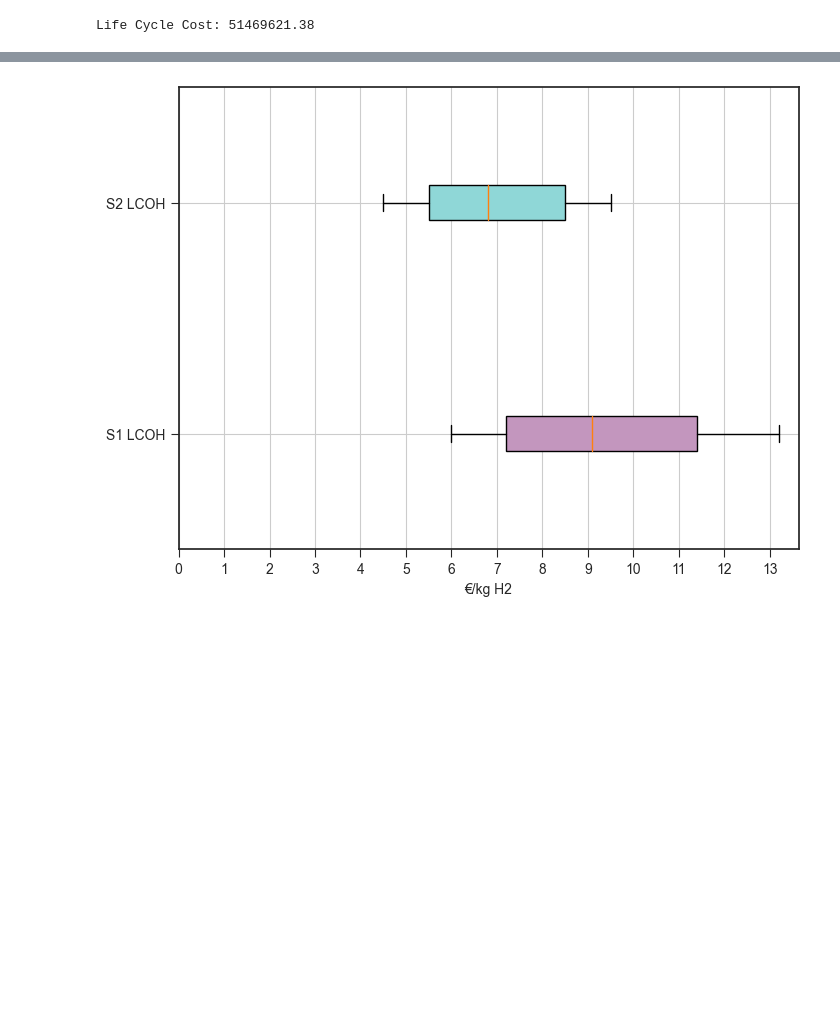
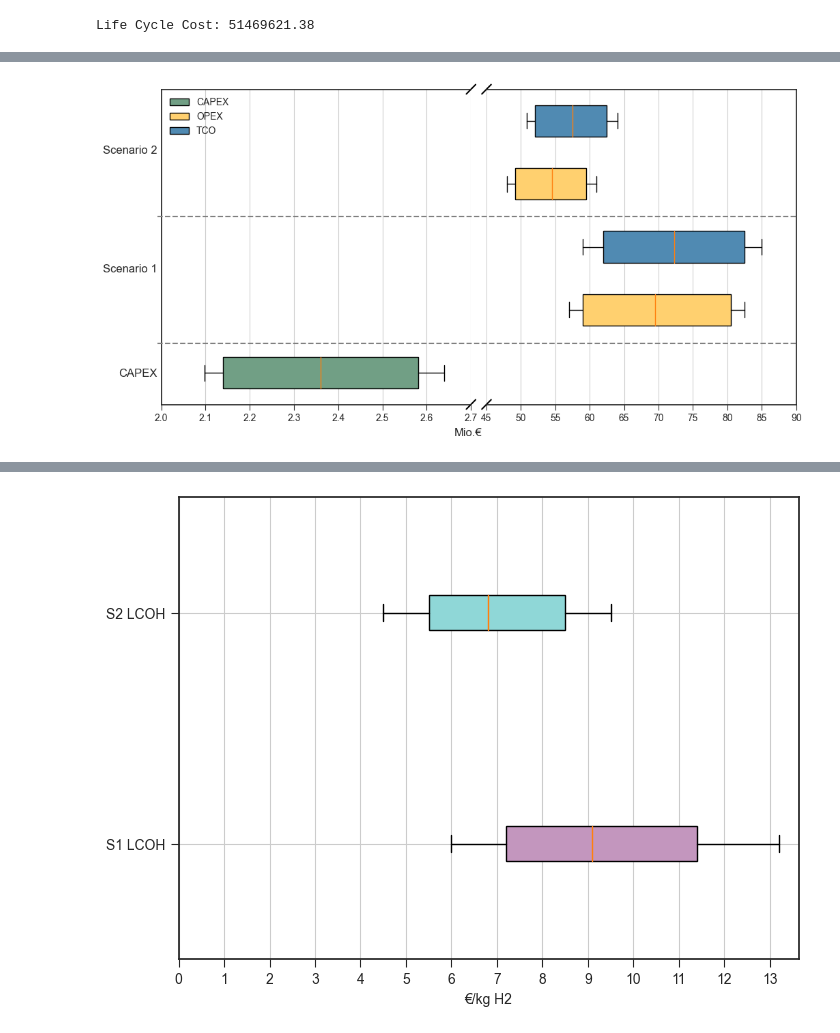
Before and after one commit to LCC-Tool/LCC_Tool_5MW-PEMWE, a Jupyter notebook: LCC_tool.ipynb, the cells around one changed output, grey strips where cells are left out. Cells and saved outputs as stored; diff of their text form; code cells hidden in the pictures; blank space fills up the shorter version.

Commit message:
changed Figure with all results

```diff
--- a/LCC_tool.ipynb
+++ b/LCC_tool.ipynb
@@ -1918,0 +1915,98 @@ plt.show()
+# %%
+import matplotlib.pyplot as plt
+from matplotlib.patches import Patch
+
+# Calculated data
+capex = {'min': 2.098, 'max': 2.64, 'median': 2.36, 'p5': 2.14, 'p95': 2.58}
+opex_s1 = {'min': 57, 'max': 82.5, 'median': 69.5, 'p5': 59, 'p95': 80.5}
+opex_s2 = {'min': 48, 'max': 61, 'median': 54.5, 'p5': 49.2, 'p95': 59.5}
+tco_s1 = {'min': 59, 'max': 85, 'median': 72.25, 'p5': 62, 'p95': 82.5}
+tco_s2 = {'min': 50.9, 'max': 64, 'median': 57.5, 'p5': 52, 'p95': 62.5}
+
+# Create a figure and a grid of subplots
+fig, (ax1, ax2) = plt.subplots(1, 2, sharey=True, figsize=(12, 6))
+fig.subplots_adjust(wspace=0.05)
+
+# Data for the box plots
+data1 = [
+    [capex['min'], capex['p5'], capex['median'], capex['p95'], capex['max']],
+    [],
+    [],
+    [],
+    []
+]
+data2 = [
+    [],
+    [opex_s1['min'], opex_s1['p5'], opex_s1['median'], opex_s1['p95'], opex_s1['max']],
+    [tco_s1['min'], tco_s1['p5'], tco_s1['median'], tco_s1['p95'], tco_s1['max']],
+    [opex_s2['min'], opex_s2['p5'], opex_s2['median'], opex_s2['p95'], opex_s2['max']],
+    [tco_s2['min'], tco_s2['p5'], tco_s2['median'], tco_s2['p95'], tco_s2['max']]
+]
+
+# Plotting the box plots on both axes with colors
+bp1 = ax1.boxplot(data1, vert=False, patch_artist=True)
+bp2 = ax2.boxplot(data2, vert=False, patch_artist=True)
+
+# Setting colors for the boxes in ax1
+colors1 = [(113/255, 159/255, 133/255)] * 5  # CAPEX color for all boxes
+for box, color in zip(bp1['boxes'], colors1):
+    box.set(facecolor=color)
+
+# Setting colors for the boxes in ax2
+colors2 = [(255/255, 255/255, 255/255), (255/255, 208/255, 111/255), (80/255, 138/255, 178/255), (255/255, 208/255, 111/255), (80/255, 138/255, 178/255)]
+for box, color in zip(bp2['boxes'], colors2):
+    box.set(facecolor=color)
+
+# Setting the limits for the x-axes
+ax1.set_xlim(2, 2.7)
+ax2.set_xlim(45, 90)
+
+# Removing y-axis ticks and labels for both axes
+ax1.yaxis.set_visible(False)
+ax2.yaxis.set_visible(False)
+
+# Removing the spines between the axes
+ax1.spines['right'].set_visible(False)
+ax2.spines['left'].set_visible(False)
+
+# Adding diagonal lines to indicate the broken axis
+d = .015  # size of the diagonal lines in axes coordinates
+kwargs = dict(transform=ax1.transAxes, color='k', clip_on=False)
+ax1.plot((1 - d, 1 + d), (-d, +d), **kwargs)  # top-right diagonal
+ax1.plot((1 - d, 1 + d), (1 - d, 1 + d), **kwargs)  # bottom-right diagonal
+
+kwargs.update(transform=ax2.transAxes)
+ax2.plot((-d, +d), (1 - d, 1 + d), **kwargs)  # bottom-left diagonal
+ax2.plot((-d, +d), (-d, +d), **kwargs)  # top-left diagonal
+
+# Adding horizontal lines between ax1 and ax2
+line_y = 0.26  # y-coordinate for the line
+line_color = 'gray'
+line_style = '--'
+fig.add_artist(plt.Line2D([0.12, 0.9], [line_y, line_y], transform=fig.transFigure, color=line_color, linestyle=line_style))
+
+# Adding horizontal lines between ax2 and ax3
+line_y = 0.57  # y-coordinate for the line
+fig.add_artist(plt.Line2D([0.12, 0.9], [line_y, line_y], transform=fig.transFigure, color=line_color, linestyle=line_style))
+
+# Set legend
+legend_elements = [
+    Patch(facecolor=(113/255, 159/255, 133/255), edgecolor='black', label='CAPEX'),
+    Patch(facecolor=(255/255, 208/255, 111/255), edgecolor='black', label='OPEX'),
+    Patch(facecolor=(80/255, 138/255, 178/255), edgecolor='black', label='TCO')
+]
+ax1.legend(handles=legend_elements, loc='upper left')
+
+# Adding labels using fig.text() to position them relative to the figure
+fig.text(0.5,0.04, 'Mio.€', ha='center', va='center', fontsize=12)
+
+fig.text(0.12, 0.185, 'CAPEX', ha='right', va='center', fontsize=12)
+fig.text(0.12, 0.44, 'Scenario 1', ha='right', va='center', fontsize=12)
+fig.text(0.12, 0.73, 'Scenario 2', ha='right', va='center', fontsize=12)
+
+# Show plot
+ax1.grid(True)
+ax2.grid(True)
+plt.show()
+# %% [output]
+[figure, added]
```
Also changed, not shown: parts of 15 cells of this notebook.
